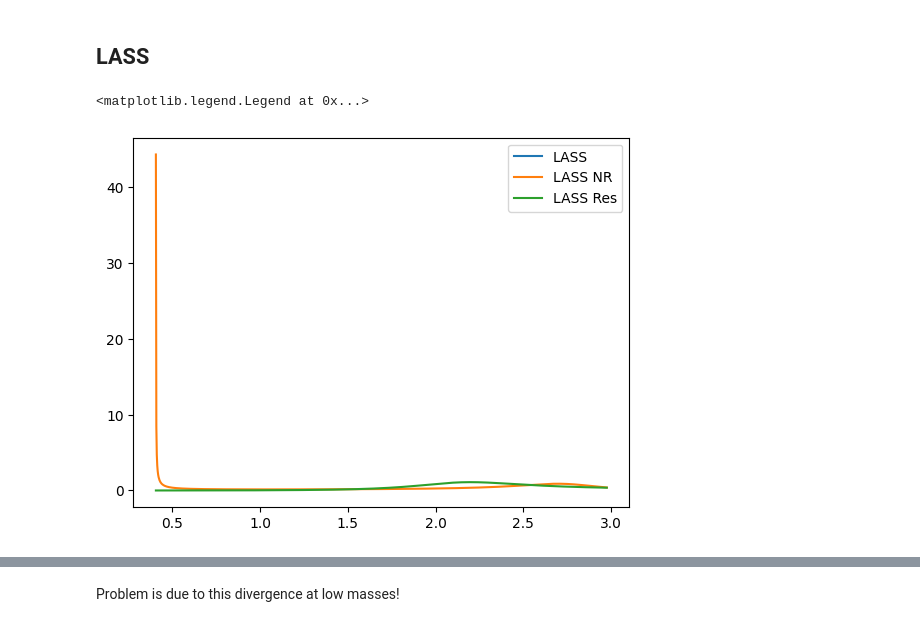
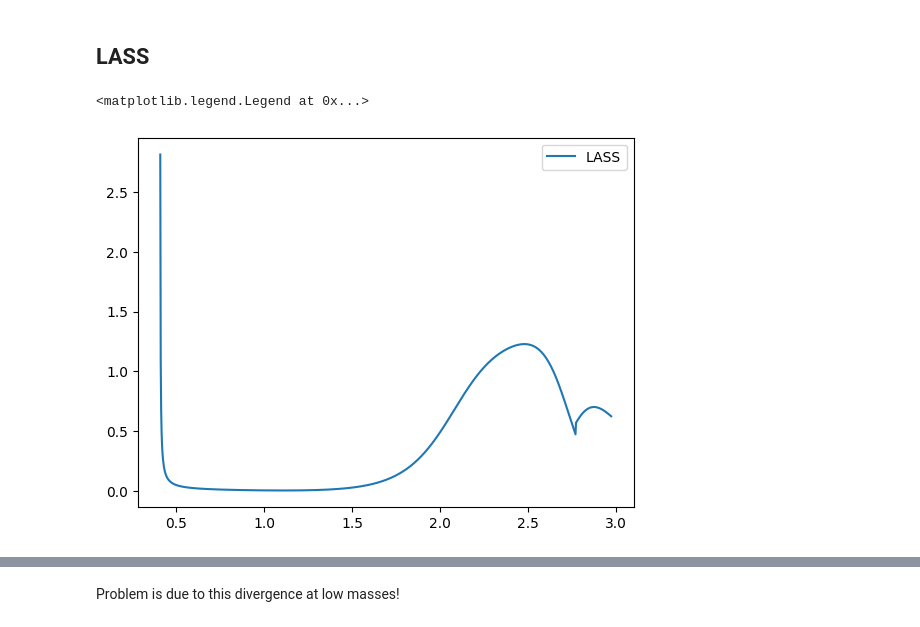
Before and after one commit to cpviolation/tfa_examples, a Jupyter notebook: notebooks/study_lineshapes.ipynb, the cells around one changed output, grey strips where cells are left out. Saved outputs shown, nothing was run; the diff lists cells and outputs as text; code cells hidden in the pictures.

```diff
--- a/notebooks/study_lineshapes.ipynb
+++ b/notebooks/study_lineshapes.ipynb
@@ -231,3 +221,30 @@ def LASS(m2ab, a, r, m0, gamma0, ma, mb, amp_res, amp_nr, phase_res, phase_nr):
+# %%
+def LASS(m2ab, a, r, m0, gamma0, ma, mb, amp_res, amp_nr, phase_res, phase_nr, cutOff=0):
+    q0 = atfk.two_body_momentum(m0, ma, mb)
+    q = atfk.two_body_momentum(atfi.sqrt(m2ab), ma, mb)
+    cot_delta_beta = atfi.const(1.0) / a / q + atfi.const(0.5) * r * q
+    nr  = atfd.nonresonant_lass_lineshape(m2ab, a, r, ma, mb)
+    res = atfd.resonant_lass_lineshape(m2ab, m0, gamma0, a, r, ma, mb, True)
+    lass = atfi.cast_complex(amp_res) * atfi.complex( atfi.cos(phase_res), atfi.sin(phase_res) ) * \
+             atfi.complex( q * cot_delta_beta, q ) / atfi.complex( q * cot_delta_beta, -q ) * res
+    lass += atfi.cast_complex(amp_nr) * atfi.complex( atfi.cos(phase_nr), atfi.sin(phase_nr) ) * \
+            atfi.cast_complex( atfi.cos(phase_nr) + atfi.sin(phase_nr) * cot_delta_beta ) * nr
+    # lass += atfi.where( m2ab>cutOff,
+    #             atfi.cast_complex(amp_nr) * atfi.complex( atfi.cos(phase_nr), atfi.sin(phase_nr) ) * \
+    #            atfi.cast_complex( atfi.cos(phase_nr) + atfi.sin(phase_nr) * cot_delta_beta ) * nr,
+    #                atfi.cast_complex(0.0))  # Default value if condition is false
+    return lass
+
+def LASSalt(m2ab, a, r, m0, gamma0, md, mc, amp_res, amp_nr, phase_res, phase_nr):
+    q = atfk.two_body_momentum(atfi.sqrt(m2ab), md, mc)
+    cot_delta_beta = atfi.const(1.0) / a / q + atfi.const(0.5) * r * q
+    nr  = atfd.nonresonant_lass_lineshape(m2ab, a, r, md, mc)
+    res = atfd.resonant_lass_lineshape(m2ab, m0, gamma0, r, md, mc, True)
+    lass =  atfi.cast_complex(amp_nr) * atfi.complex( atfi.cos(phase_nr), atfi.sin(phase_nr) ) * \
+               atfi.cast_complex( atfi.cos(phase_nr) + atfi.sin(phase_nr) * cot_delta_beta ) * nr
+    lass += atfi.cast_complex(amp_res) * atfi.complex( atfi.cos(phase_res), atfi.sin(phase_res) ) * \
+             atfi.complex( q * cot_delta_beta, q ) / atfi.complex( q * cot_delta_beta, -q ) * res
+    return lass
 # %%
 lass_M = atfi.const(1.4617)
 lass_G = atfi.const(0.2683)
@@ -240,26 +257,28 @@ lass_r = atfi.const(-20.6)
 # %%
 xpl = np.linspace(np.min(phsp.m2ab(norm_sample)), np.max(phsp.m2ab(norm_sample)), 1000)
 pab = atfk.two_body_momentum(atfi.sqrt(xpl), masses_ab[0], masses_ab[1])
 delta_beta = atfi.atan( 1.0 / ( 1.0 / lass_a / pab + 0.5 * lass_r * pab ) )
-ylass = atfd.density(LASS(xpl, lass_a, lass_r, lass_M, lass_G, masses_ab[0], masses_ab[1], lass_R, lass_F, lass_phiR, lass_phiF))
+ylass = atfd.density(LASS(xpl, lass_a, lass_r, lass_M, lass_G, masses_ab[0], masses_ab[1], lass_R, lass_F, lass_phiR, lass_phiF, 0.5))
 nr = atfd.nonresonant_lass_lineshape(xpl, lass_a, lass_r, masses_ab[0], masses_ab[1])
-ylass_nr = atfd.density(atfi.cast_complex(lass_F) * atfi.complex( atfi.cos(lass_phiF), atfi.sin(lass_phiF) ) * \
+ylass_nr = atfd.density(atfi.cast_complex(lass_F) * atfi.complex( atfi.cos(lass_phiF), atfi.sin(lass_phiF) ) * nr)
+ylass_nr_jordi = atfd.density(atfi.cast_complex(lass_F) * atfi.complex( atfi.cos(lass_phiF), atfi.sin(lass_phiF) ) * \
                         atfi.cast_complex( atfi.cos(lass_phiF) + atfi.sin(lass_phiF) / atfi.tan(delta_beta) ) * nr)
 ylass_res = atfd.density(atfd.resonant_lass_lineshape(xpl, lass_M, lass_G, lass_a, lass_r, masses_ab[0], masses_ab[1], True))
 #yomega = atfd.density(atfd.breit_wigner_lineshape(xpl, momega, womega, *masses_ac, md, rd, rr, 1, 1))
 int_lass = trapezoid(ylass, xpl)
 int_lass_nr = trapezoid(ylass_nr, xpl)
+int_lass_nr_jordi = trapezoid(ylass_nr_jordi, xpl)
 int_lass_res = trapezoid(ylass_res, xpl)
 #int_omega = trapezoid(yomega, xpl)
 #int_f2_1270 = trapezoid(yf2_1270, xpl)
 #int_rho1450 = trapezoid(yrho1450, xpl)
 plt.plot(xpl, ylass / int_lass, label=r'LASS')
-plt.plot(xpl, ylass_nr / int_lass_nr, label=r'LASS NR')
-plt.plot(xpl, ylass_res / int_lass_res, label=r'LASS Res')
+#plt.plot(xpl, ylass_nr / int_lass_nr, label=r'LASS NR')
+#plt.plot(xpl, ylass_res / int_lass_res, label=r'LASS Res')
 # plt.plot(xpl, yomega / int_omega, label=r'$\omega(782)$')
 # plt.plot(xpl, yf2_1270 / int_f2_1270, label=r'$f_2(1270)$')
 # plt.plot(xpl, yrho1450 / int_rho1450, label=r'$\rho(1450)$')
 plt.legend()
 # %% [output]
 <matplotlib.legend.Legend at 0x...>
-[figure, old version]
+[figure, new version]
```
Also changed, not shown: parts of 13 cells of this notebook, 1 other file.
